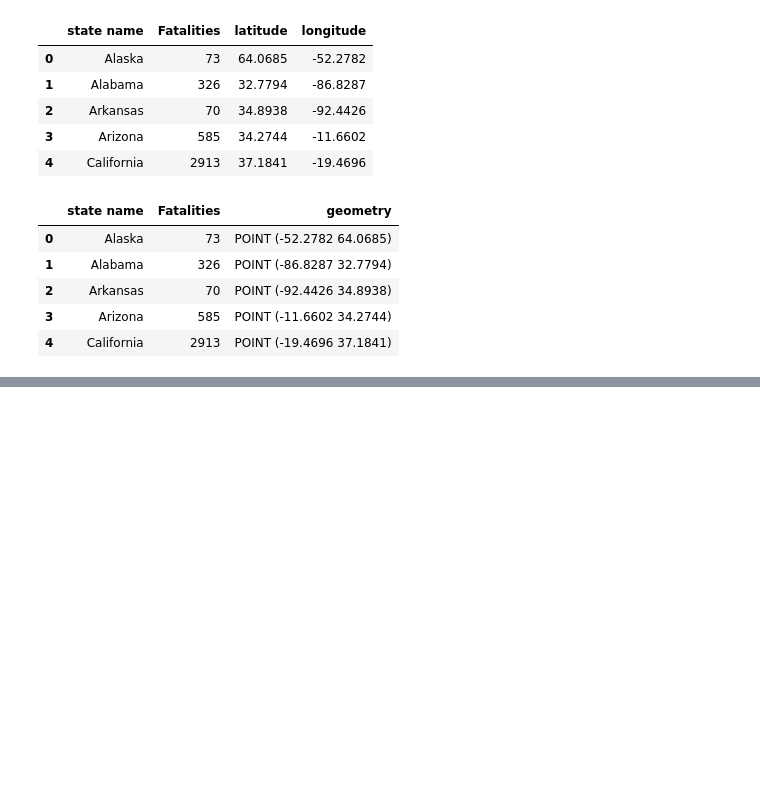
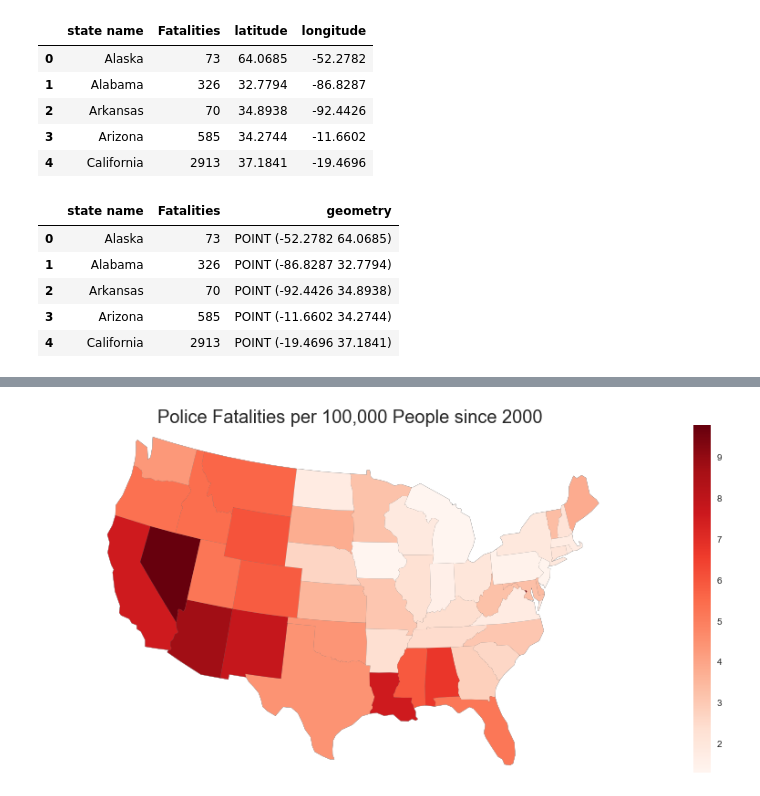
Before and after one commit to jkennedy74/DataViz_Project1, a Jupyter notebook: Police Fatalities.ipynb, the cells around one changed output, grey strips where cells are left out. Cells and saved outputs as stored; diff of their text form; code cells hidden in the pictures; blank space fills up the shorter version.

Commit message:
Further exploration including population analysis

```diff
--- a/Police Fatalities.ipynb
+++ b/Police Fatalities.ipynb
@@ -245,0 +246,4 @@ plt.show()
+# %%
+census_df = pd.read_csv('raw_data/census_cleaned.csv', usecols=['State', '2010', '2011', '2012', '2013', '2014', '2015', '2016', '2017'])
+
+census_df.head()
@@ -245,0 +257,15 @@ plt.show()
+# %%
+mean_pop = []
+
+for index, row in census_df.iterrows():
+    state = row["State"]
+
+    avg_pop = row[['2010', '2011', '2012', '2013', '2014', '2015', '2016', '2017']].mean()
+
+    mean_pop.append(avg_pop)
+
+census_df["Mean Population"] = mean_pop
+
+census_df = census_df.rename(columns={"State":"state name"})
+
+census_df.head()
@@ -245,0 +279,6 @@ plt.show()
+# %%
+merged_df = pd.merge(gdf, census_df, on="state name")[["state name", "Fatalities", "Mean Population", "geometry"]]
+
+merged_df["Fatalities adjusted by Population"] = 100000*merged_df["Fatalities"]/merged_df["Mean Population"]
+
+merged_df.head()
@@ -245,0 +292,14 @@ plt.show()
+# %%
+continental_usa = gpd.read_file(geoplot_data.contiguous_usa())
+continental_usa = continental_usa.set_index("State")
+
+ax = gplt.polyplot(continental_usa, projection=gcrs.AlbersEqualArea(), figsize = (15,7))
+
+gplt.aggplot(merged_df, projection=gcrs.AlbersEqualArea(), hue='Fatalities adjusted by Population', cmap='Reds',
+             by='state name', geometry=continental_usa.geometry, ax=ax, linewidth=0)
+
+plt.title("Police Fatalities per 100,000 People since 2000", size = 20)
+
+plt.show()
+# %% [output]
+[figure, added]
```
Also changed, not shown: parts of 4 cells of this notebook, 2 other files.
